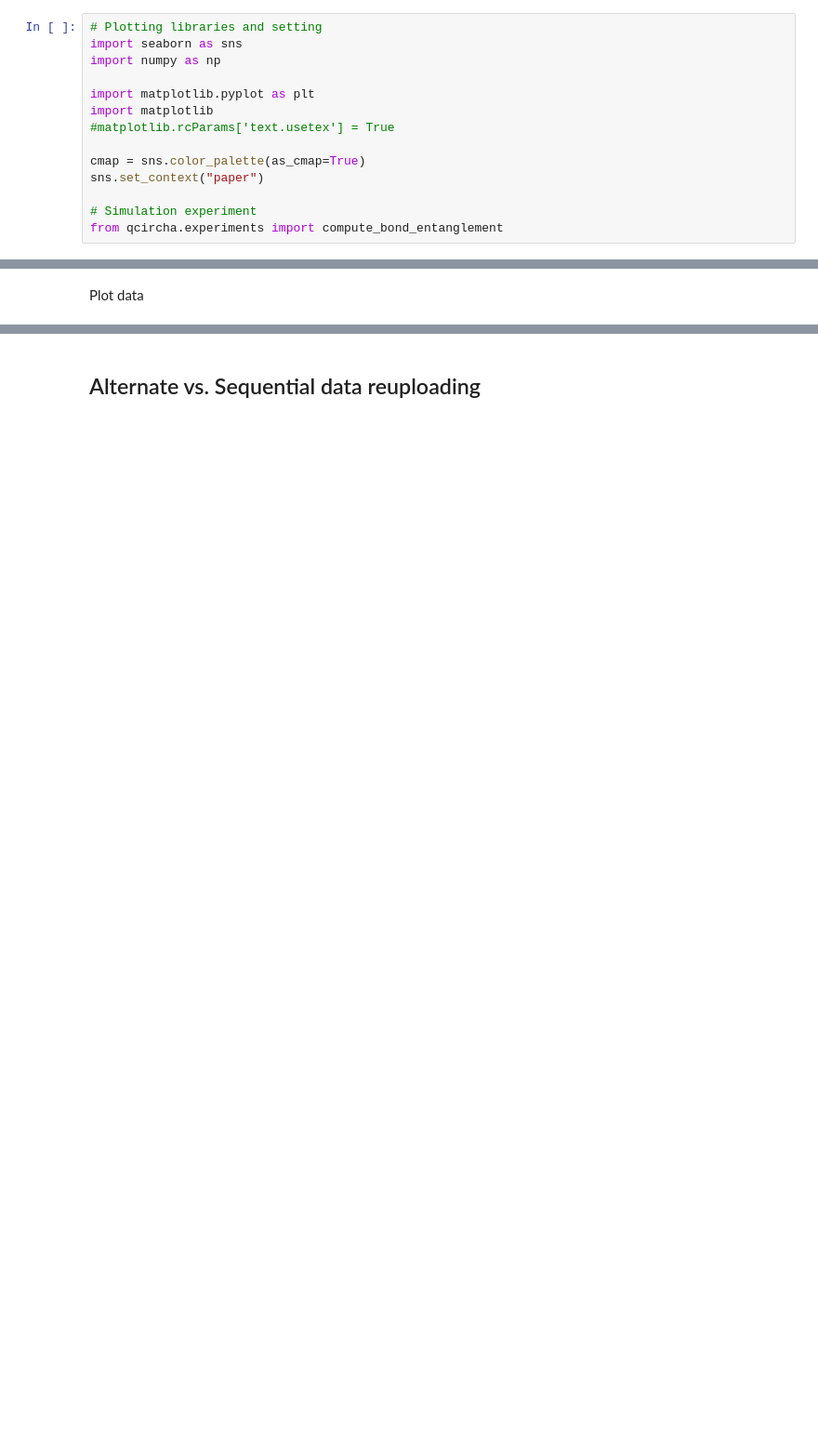
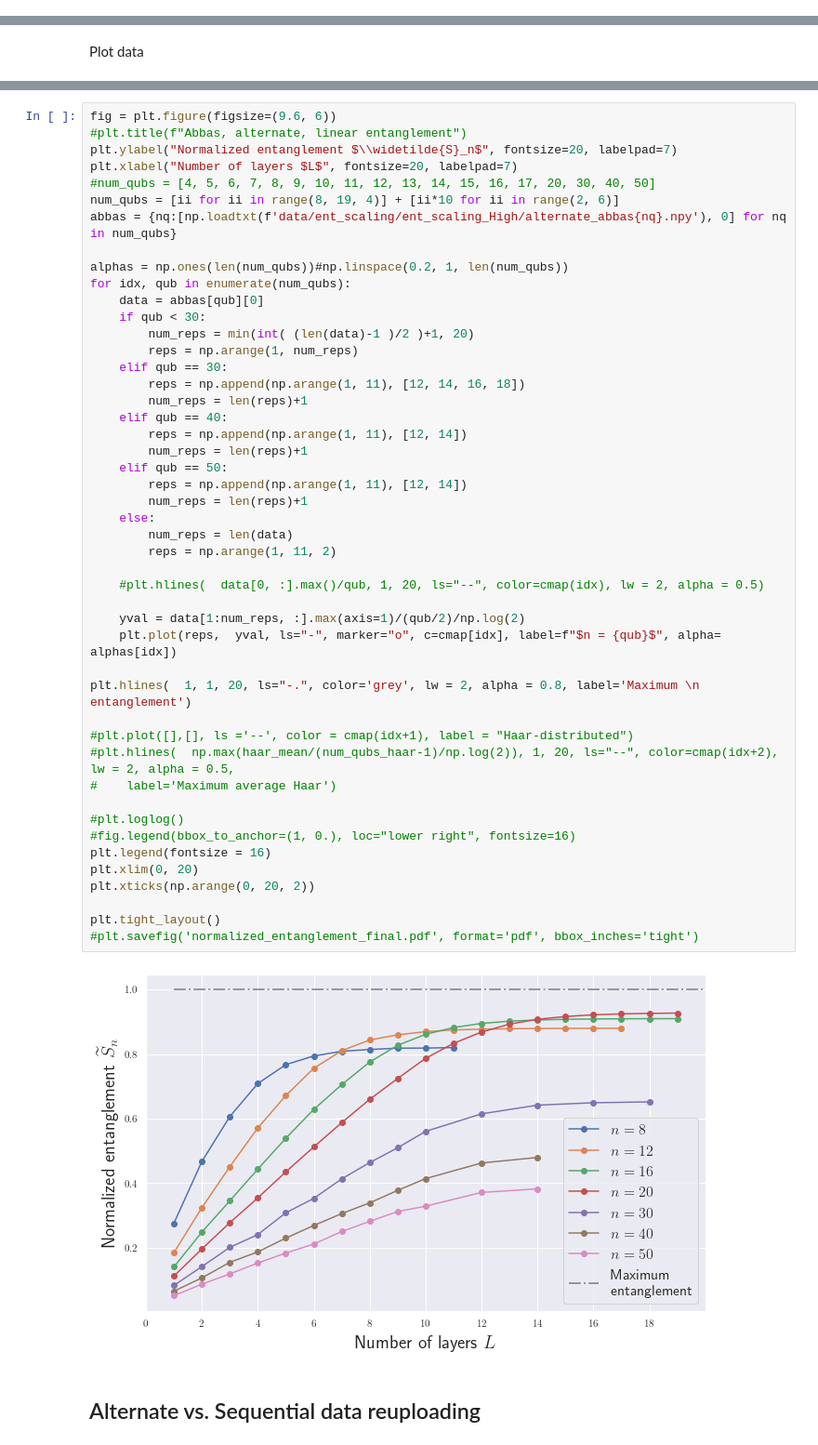
Before and after one commit to mballarin97/mps_qnn, a Jupyter notebook: examples/Entanglement.ipynb, the cells around one changed output, grey strips where cells are left out. Shown at 93% size. Drawn from its saved outputs; the diff is of its cells as text; blank space fills up the shorter version.

```diff
--- a/examples/Entanglement.ipynb
+++ b/examples/Entanglement.ipynb
@@ -371,19 +357,5 @@ plt.savefig('complete_comparison_00_new' + ".pdf", format="pdf")
 # %% [markdown]
 ## Entanglement distribution across bonds
-# %%
-# Plotting libraries and setting
-import seaborn as sns
-import numpy as np
-
-import matplotlib.pyplot as plt
-import matplotlib
-#matplotlib.rcParams['text.usetex'] = True
-
-cmap = sns.color_palette(as_cmap=True)
-sns.set_context("paper")
-
-# Simulation experiment
-from qcircha.experiments import compute_bond_entanglement
 # %% [markdown]
 ##### 1) Single architecture plot
 # %% [markdown]
@@ -538,3 +496,52 @@ plt.show()
+# %%
+fig = plt.figure(figsize=(9.6, 6))
+#plt.title(f"Abbas, alternate, linear entanglement")
+plt.ylabel("Normalized entanglement $\\widetilde{S}_n$", fontsize=20, labelpad=7)
+plt.xlabel("Number of layers $L$", fontsize=20, labelpad=7)
+#num_qubs = [4, 5, 6, 7, 8, 9, 10, 11, 12, 13, 14, 15, 16, 17, 20, 30, 40, 50]
+num_qubs = [ii for ii in range(8, 19, 4)] + [ii*10 for ii in range(2, 6)]
+abbas = {nq:[np.loadtxt(f'data/ent_scaling/ent_scaling_High/alternate_abbas{nq}.npy'), 0] for nq in num_qubs}
+
+alphas = np.ones(len(num_qubs))#np.linspace(0.2, 1, len(num_qubs))
+for idx, qub in enumerate(num_qubs):
+    data = abbas[qub][0]
+    if qub < 30:
+        num_reps = min(int( (len(data)-1 )/2 )+1, 20)
+        reps = np.arange(1, num_reps)
+    elif qub == 30:
+        reps = np.append(np.arange(1, 11), [12, 14, 16, 18])
+        num_reps = len(reps)+1
+    elif qub == 40:
+        reps = np.append(np.arange(1, 11), [12, 14])
+        num_reps = len(reps)+1
+    elif qub == 50:
+        reps = np.append(np.arange(1, 11), [12, 14])
+        num_reps = len(reps)+1
+    else:
+        num_reps = len(data)
+        reps = np.arange(1, 11, 2)
+
+    #plt.hlines(  data[0, :].max()/qub, 1, 20, ls="--", color=cmap(idx), lw = 2, alpha = 0.5)
+
+    yval = data[1:num_reps, :].max(axis=1)/(qub/2)/np.log(2)
+    plt.plot(reps,  yval, ls="-", marker="o", c=cmap[idx], label=f"$n = {qub}$", alpha= alphas[idx])
+
+plt.hlines(  1, 1, 20, ls="-.", color='grey', lw = 2, alpha = 0.8, label='Maximum \n entanglement')
+
+#plt.plot([],[], ls ='--', color = cmap(idx+1), label = "Haar-distributed")
+#plt.hlines(  np.max(haar_mean/(num_qubs_haar-1)/np.log(2)), 1, 20, ls="--", color=cmap(idx+2), lw = 2, alpha = 0.5,
+#    label='Maximum average Haar')
+
+#plt.loglog()
+#fig.legend(bbox_to_anchor=(1, 0.), loc="lower right", fontsize=16)
+plt.legend(fontsize = 16)
+plt.xlim(0, 20)
+plt.xticks(np.arange(0, 20, 2))
+
+plt.tight_layout()
+#plt.savefig('normalized_entanglement_final.pdf', format='pdf', bbox_inches='tight')
+# %% [output]
+[figure, added]
 # %% [markdown]
 ## Alternate vs. Sequential data reuploading
 # %%
```
Also changed, not shown: parts of 11 cells of this notebook, 2 other files.
